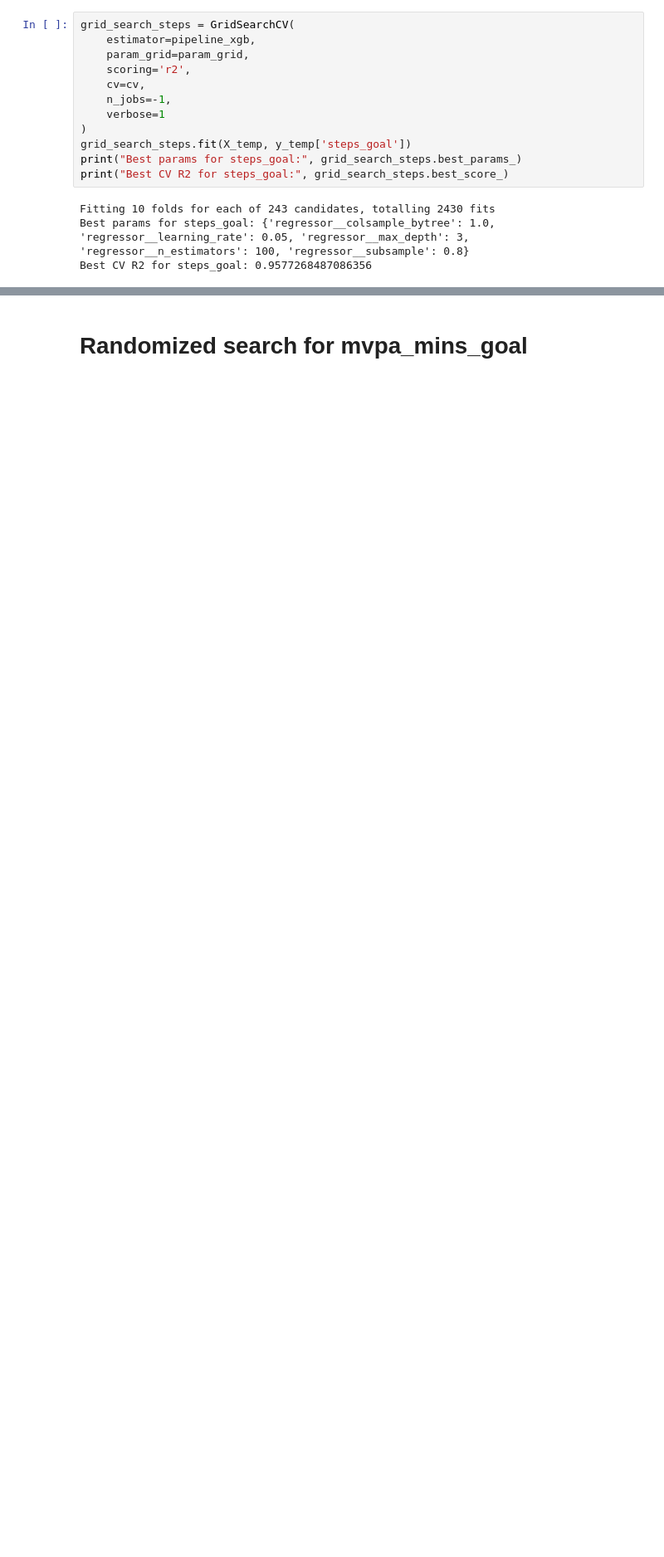
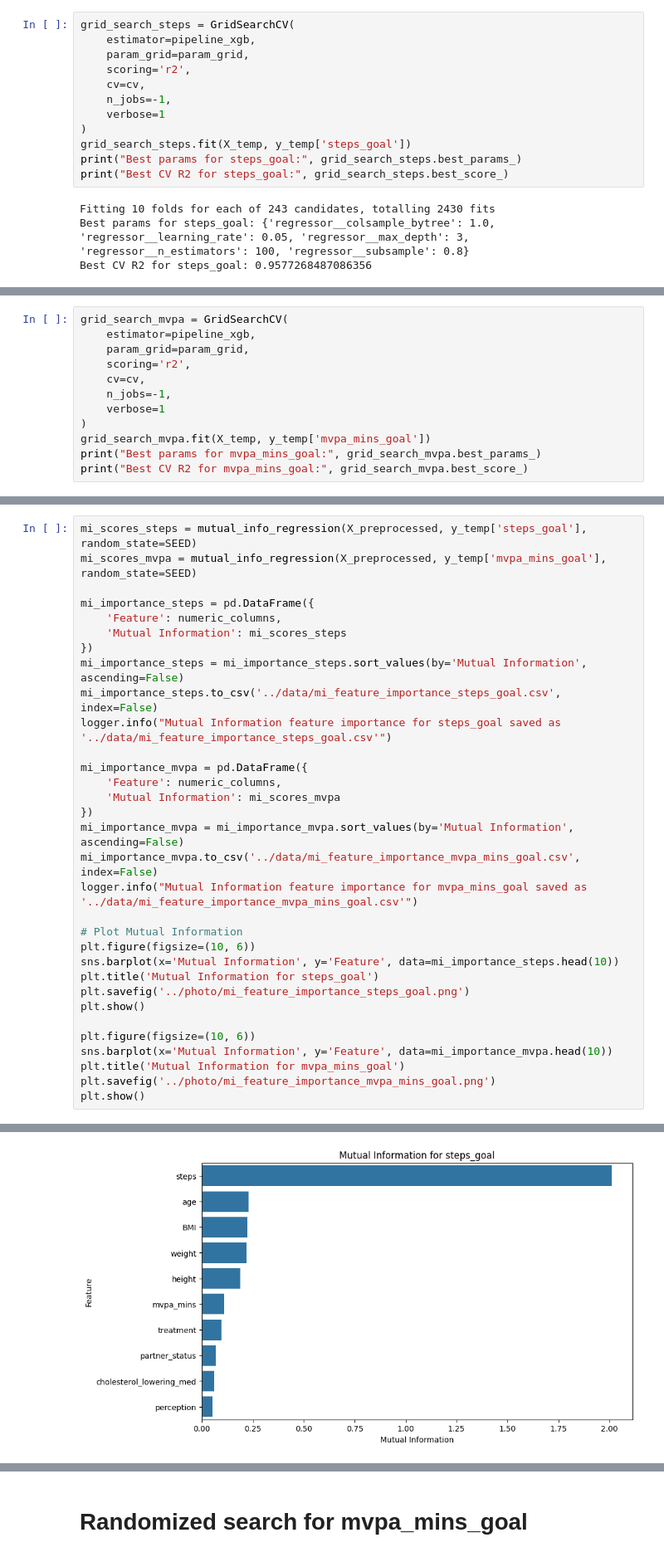
Before and after one commit to aliowx/activity-goal-prediction, a Jupyter notebook: notebook/final_model_notebook.ipynb, the cells around one changed output, grey strips where cells are left out. Shown at 83% size. Cells and saved outputs as stored; diff of their text form; blank space fills up the shorter version.

```diff
--- a/notebook/final_model_notebook.ipynb
+++ b/notebook/final_model_notebook.ipynb
@@ -405,0 +408,12 @@ Best CV R2 for steps_goal: 0.9577268487086356
+# %%
+grid_search_mvpa = GridSearchCV(
+    estimator=pipeline_xgb,
+    param_grid=param_grid,
+    scoring='r2',
+    cv=cv,
+    n_jobs=-1,
+    verbose=1
+)
+grid_search_mvpa.fit(X_temp, y_temp['mvpa_mins_goal'])
+print("Best params for mvpa_mins_goal:", grid_search_mvpa.best_params_)
+print("Best CV R2 for mvpa_mins_goal:", grid_search_mvpa.best_score_)
@@ -405,0 +506,33 @@ Best CV R2 for steps_goal: 0.9577268487086356
+# %%
+mi_scores_steps = mutual_info_regression(X_preprocessed, y_temp['steps_goal'], random_state=SEED)
+mi_scores_mvpa = mutual_info_regression(X_preprocessed, y_temp['mvpa_mins_goal'], random_state=SEED)
+
+mi_importance_steps = pd.DataFrame({
+    'Feature': numeric_columns,
+    'Mutual Information': mi_scores_steps
+})
+mi_importance_steps = mi_importance_steps.sort_values(by='Mutual Information', ascending=False)
+mi_importance_steps.to_csv('../data/mi_feature_importance_steps_goal.csv', index=False)
+logger.info("Mutual Information feature importance for steps_goal saved as '../data/mi_feature_importance_steps_goal.csv'")
+
+mi_importance_mvpa = pd.DataFrame({
+    'Feature': numeric_columns,
+    'Mutual Information': mi_scores_mvpa
+})
+mi_importance_mvpa = mi_importance_mvpa.sort_values(by='Mutual Information', ascending=False)
+mi_importance_mvpa.to_csv('../data/mi_feature_importance_mvpa_mins_goal.csv', index=False)
+logger.info("Mutual Information feature importance for mvpa_mins_goal saved as '../data/mi_feature_importance_mvpa_mins_goal.csv'")
+
+# Plot Mutual Information
+plt.figure(figsize=(10, 6))
+sns.barplot(x='Mutual Information', y='Feature', data=mi_importance_steps.head(10))
+plt.title('Mutual Information for steps_goal')
+plt.savefig('../photo/mi_feature_importance_steps_goal.png')
+plt.show()
+
+plt.figure(figsize=(10, 6))
+sns.barplot(x='Mutual Information', y='Feature', data=mi_importance_mvpa.head(10))
+plt.title('Mutual Information for mvpa_mins_goal')
+plt.savefig('../photo/mi_feature_importance_mvpa_mins_goal.png')
+plt.show()
+# %% [output]
@@ -405,0 +541 @@ Best CV R2 for steps_goal: 0.9577268487086356
+[figure, added]
```
Also changed, not shown: parts of 20 cells of this notebook.
